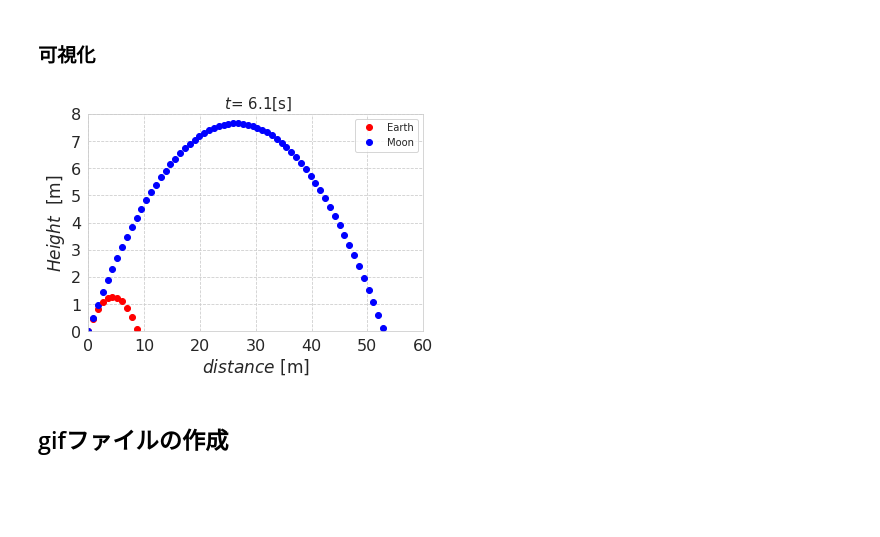
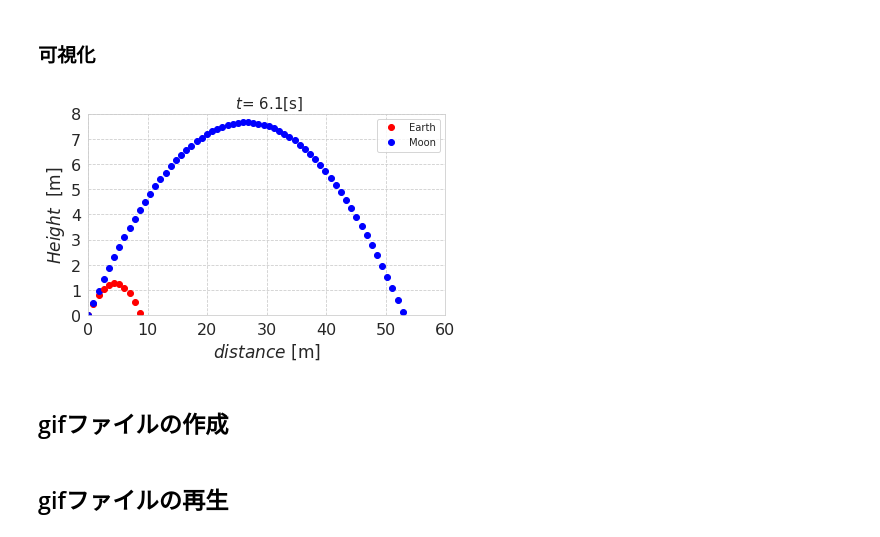
Before and after one commit to pikum99/pikumpy, a Jupyter notebook: workspace/1_projectile_motion/1D_sim.ipynb, the cells around one changed output. Saved outputs shown, nothing was run; the diff lists cells and outputs as text; code cells hidden in the pictures; blank space fills up the shorter version.

```diff
--- a/workspace/1_projectile_motion/1D_sim.ipynb
+++ b/workspace/1_projectile_motion/1D_sim.ipynb
@@ -58,35 +61,36 @@ fp.close()
 # %%
 # 書き出したデータの読み込み
 data = pd.read_csv('./datum/data.txt',delimiter='\t',encoding="UTF-8",
                  skiprows=1,
                  names=['t','x','y','x1','y1'],
                  header=None)
 
 # 出力フォルダがなければ作成
 dir = './fig/'
 if not os.path.exists(dir):
     os.makedirs(dir)
 
-# 毎秒ごとにプロット
+# 毎秒ごとにグラフ作成
 plt.xlim(np.min(x1), math.ceil(np.max(x1) / 10) * 10)
 plt.ylim(np.min(y1), math.ceil(np.max(y1)))
 
 for index, i in enumerate(range(0,len(t),1)):
     if index == 0:
         plt.plot(x[i],y[i], 'o', color = "red", label = "Earth")
         plt.plot(x1[i],y1[i], 'o', color = "blue", label = "Moon")
         plt.legend(loc='upper right')
         plt.xlabel("$\it{distance}$ [m]", fontsize=17)
         plt.ylabel("$\it{Height}$  [m]", fontsize=17)
     else:
         plt.plot(x[i],y[i], 'o', color = "red")
         plt.plot(x1[i],y1[i], 'o', color = "blue")
     plt.xticks(fontsize=16)
     plt.yticks(fontsize=16)
     plt.title(" $\it{t}$= "+str(round(t[i], 2))+ "[s]", fontsize=15)
+    plt.tight_layout()
     plt.savefig("./fig/figure"+str(i).zfill(4)+".png")
 # %% [output]
-[figure, old version]
+[figure, new version]
 # %% [markdown]
 ## gifファイルの作成
 # %%
@@ -99,0 +105,2 @@ img_list[0].save('projectile_motion.gif',
+# %% [markdown]
+## gifファイルの再生
```
Also changed, not shown: parts of 5 cells of this notebook.
